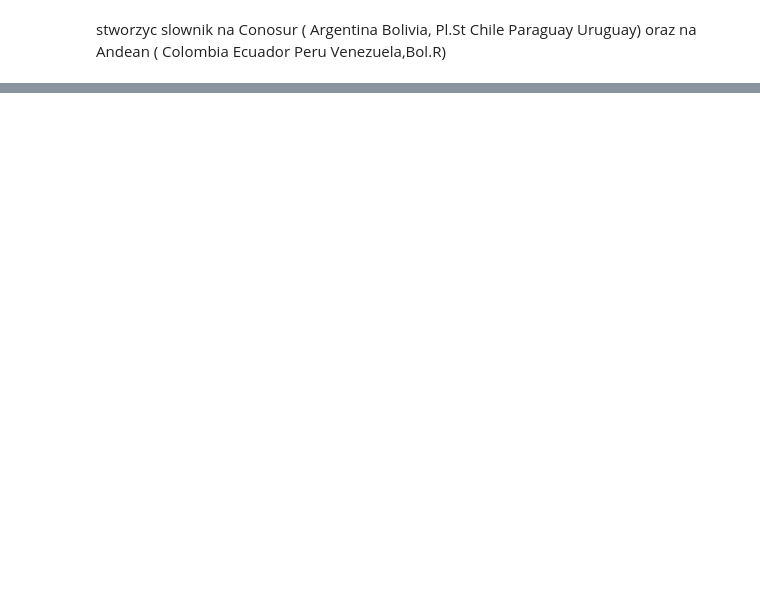
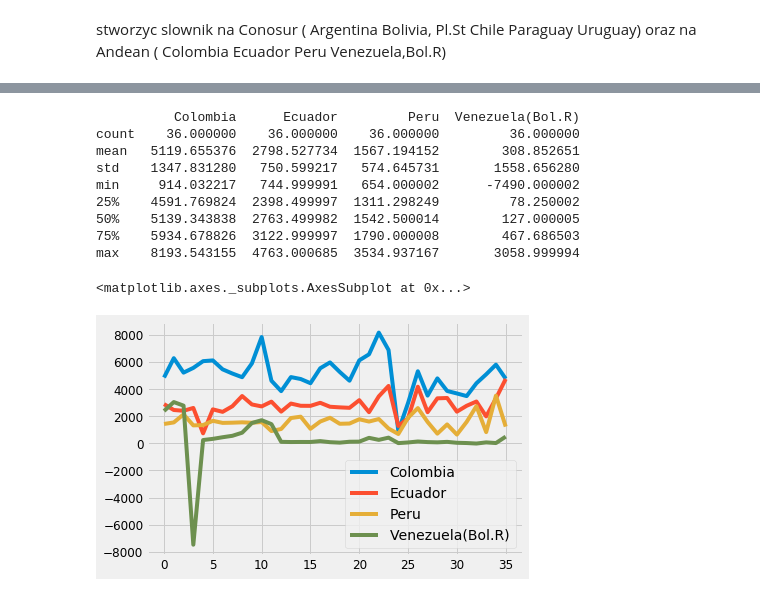
Before and after one commit to erg0-0/TimeSeries, a Jupyter notebook: Forecast 2019/Forecast_sales_prediction.ipynb, the cells around one changed output, grey strips where cells are left out. Saved outputs shown, nothing was run; the diff lists cells and outputs as text; code cells hidden in the pictures; blank space fills up the shorter version.

```diff
--- a/Forecast 2019/Forecast_sales_prediction.ipynb
+++ b/Forecast 2019/Forecast_sales_prediction.ipynb
@@ -5,3 +3,7 @@ df = pd.read_csv('Forecast3.csv')
+# %%
+df = pd.read_csv('Forecast3.csv', header = 0, names = ['Posting period', 'Mexico', 'Argentina', 'Chile',
+       'Other Conosur (Bol/Per/Uru)', 'Brazil', 'Colombia', 'Ecuador', 'Peru',
+       'Venezuela(Bol.R)', 'Caribe'])
 # %%
 print(df.shape)
 print(df.columns)
@@ -28,0 +23,14 @@ stworzyc slownik na Conosur ( Argentina Bolivia, Pl.St Chile Paraguay Uruguay) o
+# %%
+import warnings
+import itertools
+import numpy as np
+import matplotlib.pyplot as plt
+warnings.filterwarnings("ignore")
+plt.style.use('fivethirtyeight')
+import pandas as pd
+import statsmodels.api as sm
+import matplotlib
+matplotlib.rcParams['axes.labelsize'] = 14
+matplotlib.rcParams['xtick.labelsize'] = 12
+matplotlib.rcParams['ytick.labelsize'] = 12
+matplotlib.rcParams['text.color'] = 'k'
@@ -28,0 +58,17 @@ stworzyc slownik na Conosur ( Argentina Bolivia, Pl.St Chile Paraguay Uruguay) o
+# %%
+andean = df[['Colombia', 'Ecuador', 'Peru','Venezuela(Bol.R)']]
+#print(andean)
+print(andean.describe())
+andean.plot()
+# %% [output]
+          Colombia      Ecuador         Peru  Venezuela(Bol.R)
+count    36.000000    36.000000    36.000000         36.000000
+mean   5119.655376  2798.527734  1567.194152        308.852651
+std    1347.831280   750.599217   574.645731       1558.656280
+min     914.032217   744.999991   654.000002      -7490.000002
+25%    4591.769824  2398.499997  1311.298249         78.250002
+50%    5139.343838  2763.499982  1542.500014        127.000005
+75%    5934.678826  3122.999997  1790.000008        467.686503
+max    8193.543155  4763.000685  3534.937167       3058.999994
+<matplotlib.axes._subplots.AxesSubplot at 0x...>
+[figure, added]
```
Also changed, not shown: parts of 9 cells of this notebook.
